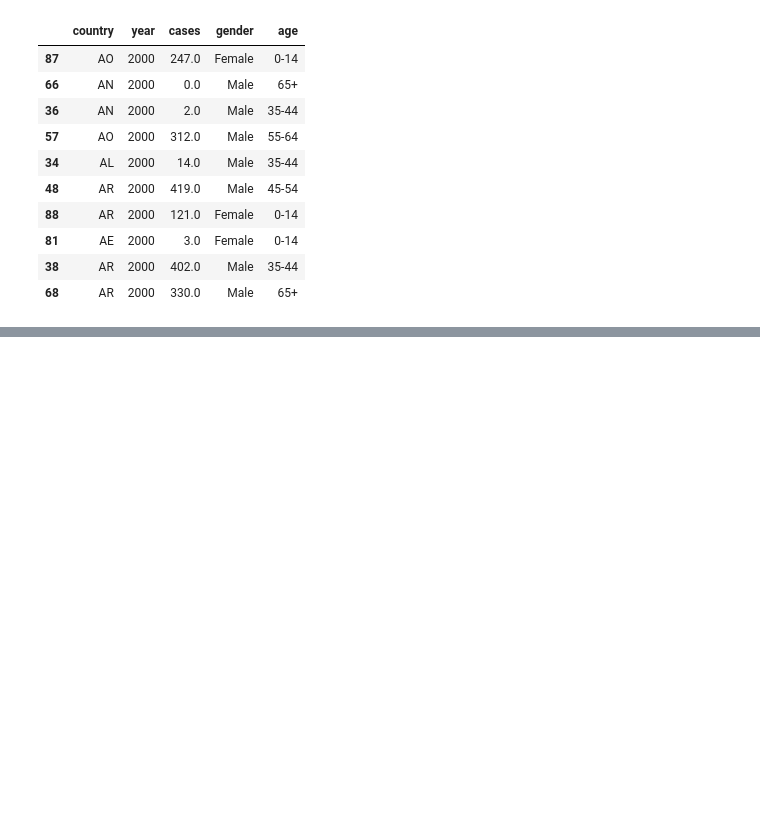
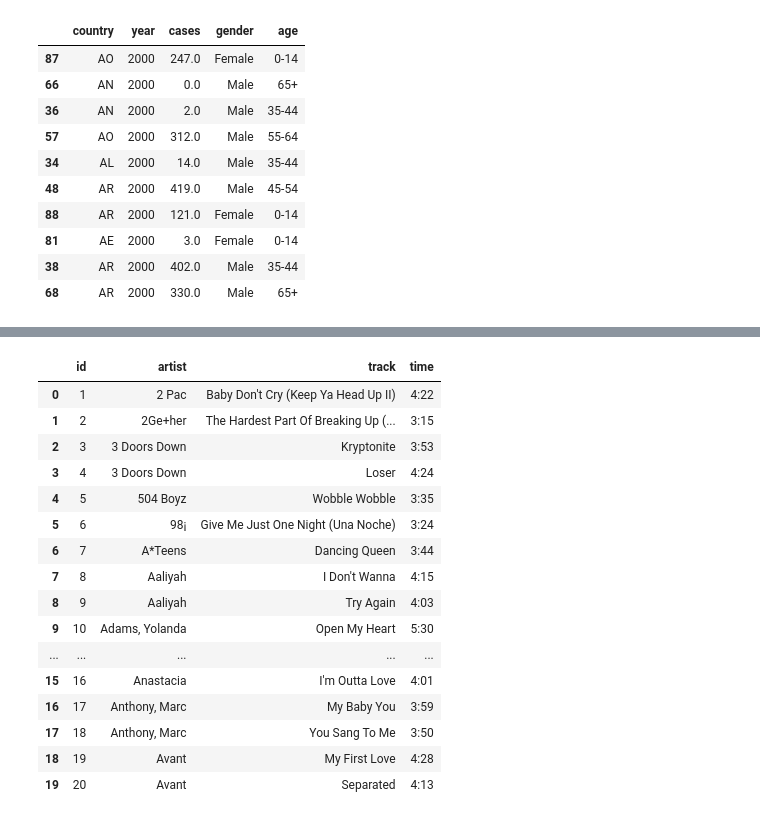
Before and after one commit to wu-olivia-ke/inf1340-programmingfordatascience-fa21, a Jupyter notebook: class-demo.ipynb, the cells around one changed output, grey strips where cells are left out. Saved outputs shown, nothing was run; the diff lists cells and outputs as text; code cells hidden in the pictures; blank space fills up the shorter version.

```diff
--- a/class-demo.ipynb
+++ b/class-demo.ipynb
@@ -396,0 +457,29 @@ df_tb.sample(10)
+# %%
+#setting up songs
+songs = pd.DataFrame.from_records(
+    columns=["id","artist","track","time"],
+    data =[
+        (a + 1, b, c, d)
+        for (a, (b,c,d)) in enumerate(billboard.index.unique())
+    ],
+)
+# %%
+songs.head(20)
+# %% [output]
+|  | id | artist | track | time |
+| 0 | 1 | 2 Pac | Baby Don't Cry (Keep Ya Head Up II) | 4:22 |
+| 1 | 2 | 2Ge+her | The Hardest Part Of Breaking Up (... | 3:15 |
+| 2 | 3 | 3 Doors Down | Kryptonite | 3:53 |
+| 3 | 4 | 3 Doors Down | Loser | 4:24 |
+| 4 | 5 | 504 Boyz | Wobble Wobble | 3:35 |
+| 5 | 6 | 98¡ | Give Me Just One Night (Una Noche) | 3:24 |
+| 6 | 7 | A*Teens | Dancing Queen | 3:44 |
+| 7 | 8 | Aaliyah | I Don't Wanna | 4:15 |
+| 8 | 9 | Aaliyah | Try Again | 4:03 |
+| 9 | 10 | Adams, Yolanda | Open My Heart | 5:30 |
+| ... | ... | ... | ... | ... |
+| 15 | 16 | Anastacia | I'm Outta Love | 4:01 |
+| 16 | 17 | Anthony, Marc | My Baby You | 3:59 |
+| 17 | 18 | Anthony, Marc | You Sang To Me | 3:50 |
+| 18 | 19 | Avant | My First Love | 4:28 |
+| 19 | 20 | Avant | Separated | 4:13 |
```
Also changed, not shown: parts of 9 cells of this notebook.
